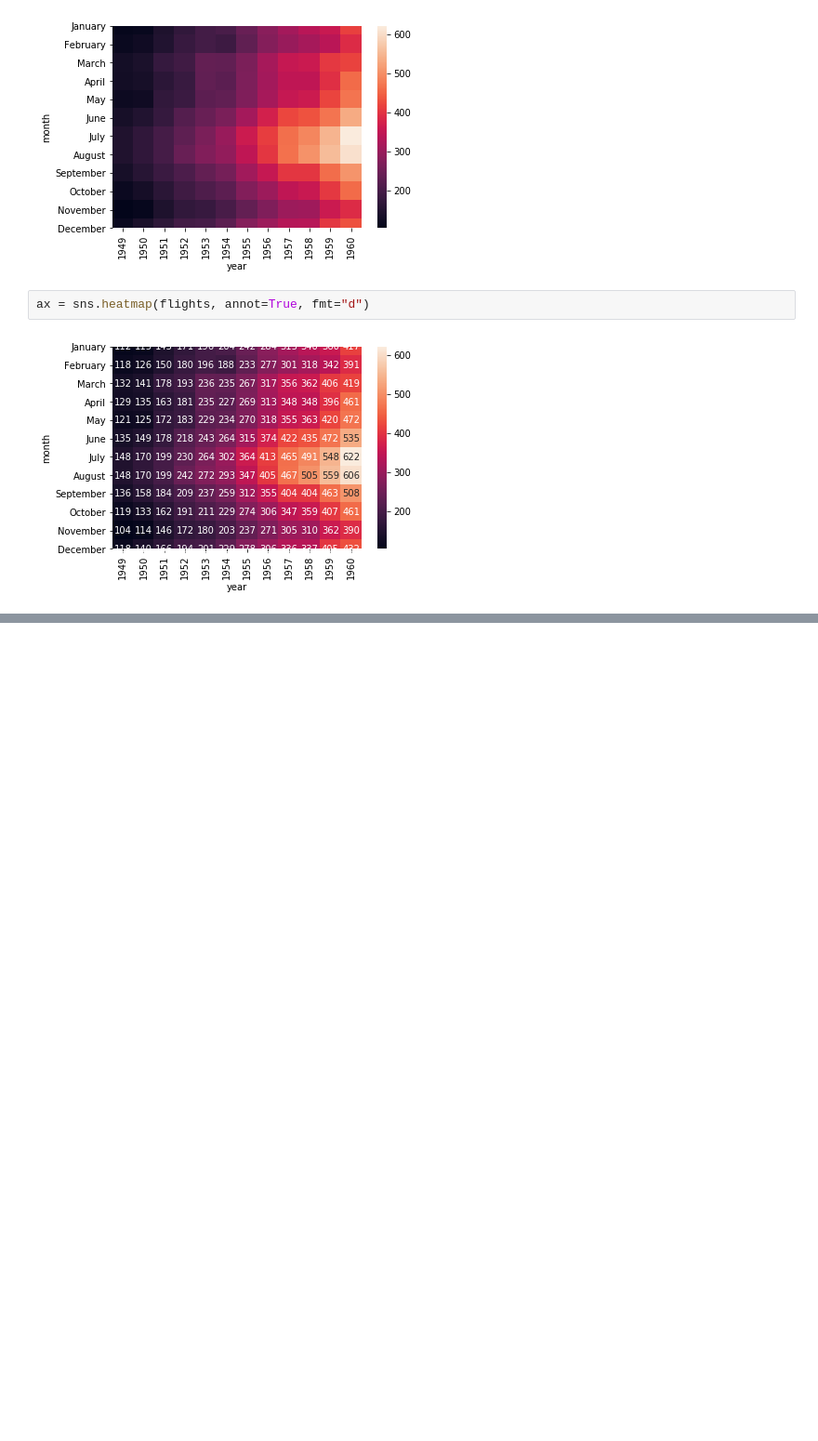
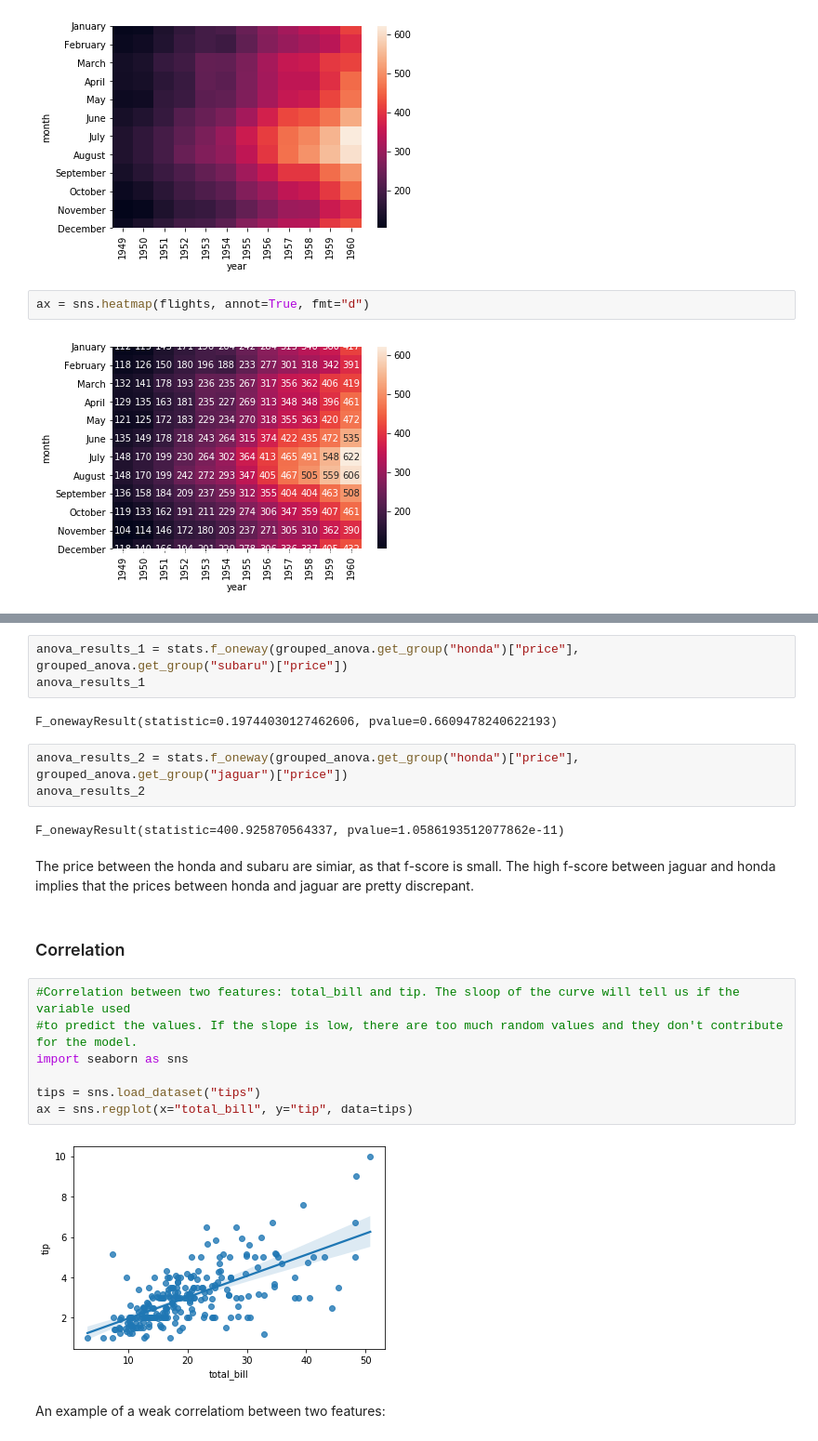
Before and after one commit to hahafael/IBM-s_data_science_course, a Jupyter notebook: Module 3 - Exploratory Data Analysis .ipynb, the cells around one changed output, grey strips where cells are left out. Shown at 93% size. Cells and saved outputs as stored; diff of their text form; blank space fills up the shorter version.

Commit message:
correlation

```diff
--- a/Module 3 - Exploratory Data Analysis .ipynb
+++ b/Module 3 - Exploratory Data Analysis .ipynb
@@ -178,0 +220,25 @@ ax = sns.heatmap(flights, annot=True, fmt="d")
+# %%
+anova_results_1 = stats.f_oneway(grouped_anova.get_group("honda")["price"], grouped_anova.get_group("subaru")["price"])
+anova_results_1
+# %% [output]
+F_onewayResult(statistic=0.19744030127462606, pvalue=0.6609478240622193)
+# %%
+anova_results_2 = stats.f_oneway(grouped_anova.get_group("honda")["price"], grouped_anova.get_group("jaguar")["price"])
+anova_results_2
+# %% [output]
+F_onewayResult(statistic=400.925870564337, pvalue=1.0586193512077862e-11)
+# %% [markdown]
+The price between the honda and subaru are simiar, as that f-score is small. The high f-score between jaguar and honda implies that the prices between honda and jaguar are pretty discrepant.
+# %% [markdown]
+### Correlation
+# %%
+#Correlation between two features: total_bill and tip. The sloop of the curve will tell us if the variable used
+#to predict the values. If the slope is low, there are too much random values and they don't contribute for the model.
+import seaborn as sns
+
+tips = sns.load_dataset("tips")
+ax = sns.regplot(x="total_bill", y="tip", data=tips)
+# %% [output]
+[figure, added]
+# %% [markdown]
+An example of a weak correlatiom between two features:
```
Also changed, not shown: parts of 12 cells of this notebook.
